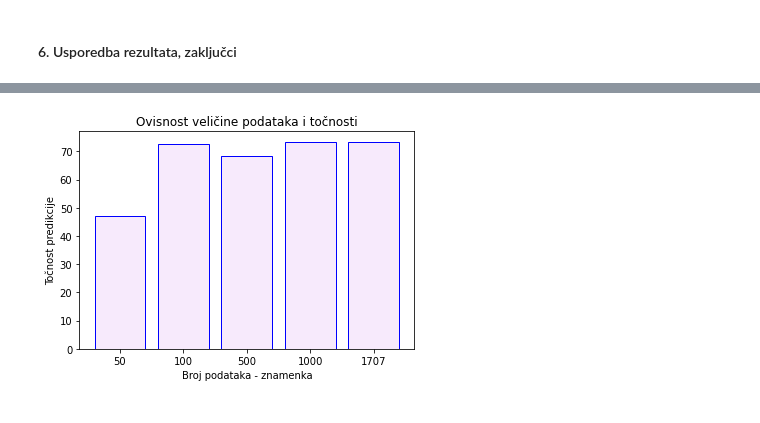
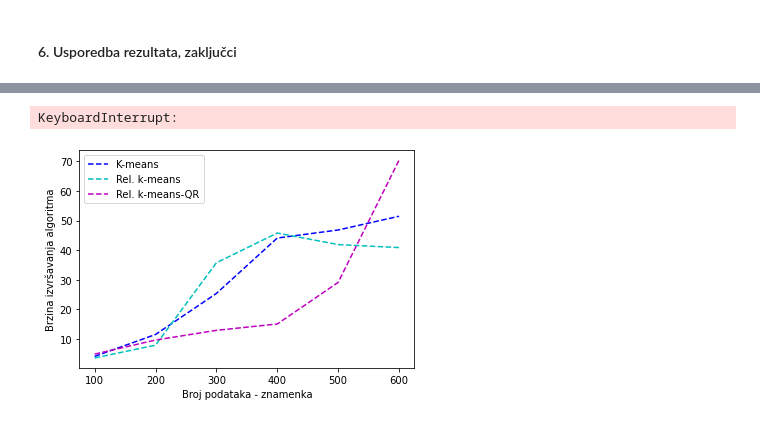
Before and after one commit to elladetic/USPP, a Jupyter notebook: final.ipynb, the cells around one changed output, grey strips where cells are left out. Cells and saved outputs as stored; diff of their text form; code cells hidden in the pictures.

```diff
--- a/final.ipynb
+++ b/final.ipynb
@@ -373,52 +387,63 @@ NameError: name 'y_1' is not defined
 import matplotlib.pyplot as plt
 from tqdm import tqdm
 
-x = np.array([50,100,500,1000,1707])
-y = np.zeros(5)
 
-for i in tqdm(range(0, 5)):
-    y[i] = K_means_predict(A_digits[:,0:x[i]], D_digits[:, 0:x[i]], k_digits, epsilon_digits)
+x = ['Znamenke', 'Pacijenti', 'Odjevni predmeti']
+y = np.zeros(3)
 
-plt.bar(list(x), list(y*100), color=(0.7, 0.2, 0.9, 0.1),  edgecolor='blue')
-plt.title('Ovisnost veličine podataka i točnosti')
-plt.xlabel('Broj podataka - znamenka')
+y[0] = K_means_predict(A_digits, D_digits, k_digits, epsilon_digits)
+y[1] = K_means_predict(A_pacients, D_pacients, k_pacients, epsilon_pacients)
+y[2] = K_means_predict(A_clothes, D_clothes, k_clothes, epsilon_clothes)
+
+
+plt.bar(x, list(y*100), color = ["darkblue", "skyblue", "blue"])
 plt.ylabel('Točnost predikcije')
+plt.grid(True)
 plt.show()
 # %% [output]
-[figure, removed]
+KeyboardInterrupt:
 # %%
-x = np.array([50,100,200,500])
-y_1 = np.zeros(4)
-y_2 = np.zeros(4)
-y_3 = np.zeros(4)
+import time
+x = np.array([100,200,300,400,500])
 
+time_K_means = np.zeros(len(x))
+time_p_K_means = np.zeros(len(x))
+time_p_QR_K_means = np.zeros(len(x))
 
-for i in tqdm(range(0,4)):
+for i in tqdm(range(0,len(x))):
+    start_time = time.time()
     A = A_digits[:, 0:x[i]]
     A = A.byteswap().newbyteorder()
 
     while True:
         starting_partition = np.random.randint(0, k_digits, A.shape[1])
         s_i = np.unique(starting_partition, axis=0, return_counts=True)[1]
         if len(s_i) == k_digits:
             break
 
-    y_1[i] = K_means_2(pd.DataFrame(A), starting_partition, k_digits, 1e-8)[0]
+    K_means_2(pd.DataFrame(A), starting_partition, k_digits, 1e-8)
+
+    time_K_means[i] = time.time() - start_time
 
 
-for i in tqdm(range(0,4)):
-    y_2[i] = p_K_means(A_digits[:, 0:x[i]], k_digits, 1e-8)[0]
+for i in tqdm(range(0,len(x))):
+    start_time = time.time()
+    p_K_means(A_digits[:, 0:x[i]], k_digits, 1e-8)[0]
+    time_p_K_means[i] = time.time() - start_time
 
-for i in tqdm(range(0,4)):
-    y_3[i] = p_QR(A_digits[:, 0:x[i]], k_digits, 1e-8)[0]
+for i in tqdm(range(0,len(x))):
+    start_time = time.time()
+    p_QR(A_digits[:, 0:x[i]], k_digits, 1e-8)[0]
+    time_p_QR_K_means[i] = time.time() - start_time
 
 
-plt.plot(x, y_1, label = "K-means")
-plt.plot(x, y_2, label = "Rel. k-means")
-plt.plot(x, y_3, label = "Rel. k-means-QR")
-
-plt.xlabel("Broj podataka")
-plt.ylabel("Broj iteracija")
+plt.plot(x, time_K_means, label = "K-means", color="b", linestyle='dashed')
+plt.plot(x, time_p_K_means, label = "Rel. k-means", color="c", linestyle='dashed')
+plt.plot(x, time_p_QR_K_means, label = "Rel. k-means-QR", color="m", linestyle='dashed')
+plt.xlabel("Broj podataka - znamenka")
+plt.ylabel("Brzina izvršavanja algoritma")
 
 plt.legend()
 plt.show()
+# %% [output]
+[figure, added]
```
Also changed, not shown: parts of 10 cells of this notebook.
